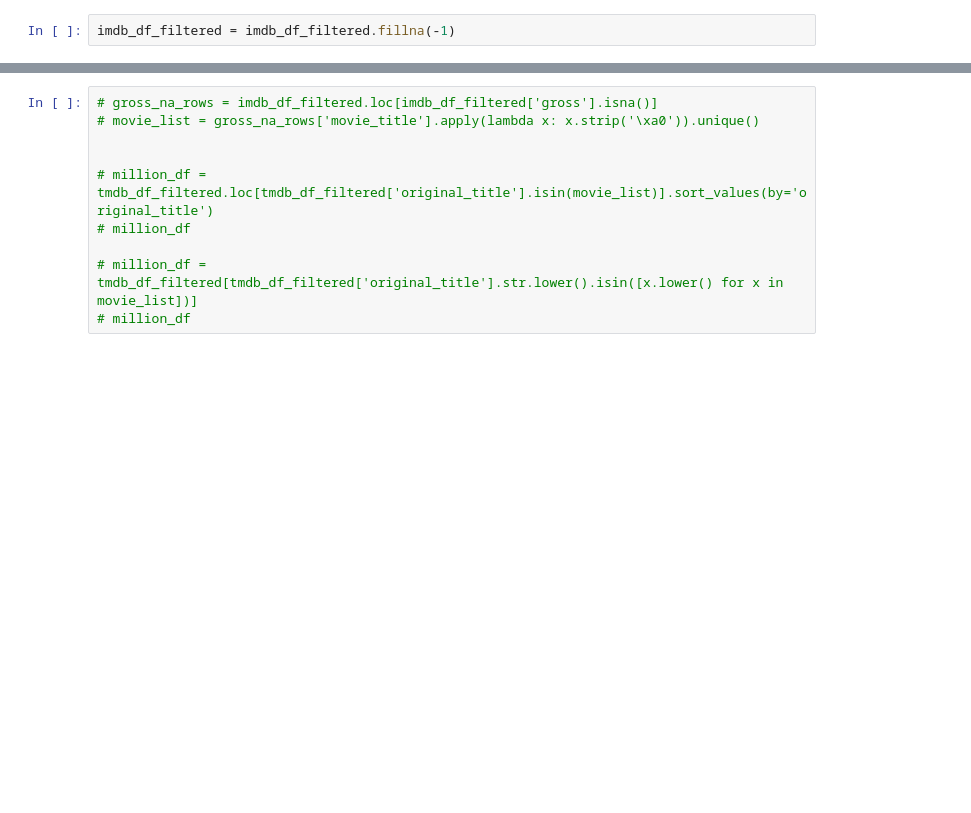
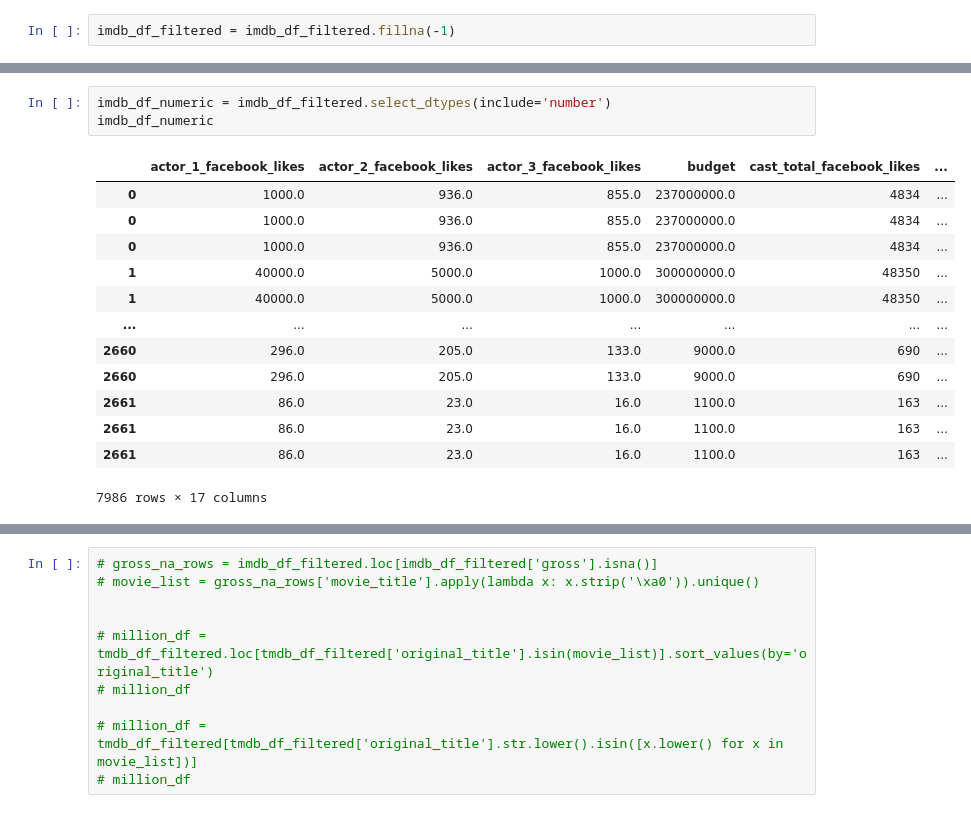
Before and after one commit to 36kp/module-16-project, a Jupyter notebook: src/imdb_analysis.ipynb, the cells around one changed output, grey strips where cells are left out. Drawn from its saved outputs; the diff is of its cells as text; blank space fills up the shorter version.

```diff
--- a/src/imdb_analysis.ipynb
+++ b/src/imdb_analysis.ipynb
@@ -34,3 +249,20 @@ imdb_df_filtered.isna().sum()
+# %%
+imdb_df_numeric = imdb_df_filtered.select_dtypes(include='number')
+imdb_df_numeric
+# %% [output]
+|  | actor_1_facebook_likes | actor_2_facebook_likes | actor_3_facebook_likes | budget | cast_total_facebook_likes | ... |
+| 0 | 1000.0 | 936.0 | 855.0 | 237000000.0 | 4834 | ... |
+| 0 | 1000.0 | 936.0 | 855.0 | 237000000.0 | 4834 | ... |
+| 0 | 1000.0 | 936.0 | 855.0 | 237000000.0 | 4834 | ... |
+| 1 | 40000.0 | 5000.0 | 1000.0 | 300000000.0 | 48350 | ... |
+| 1 | 40000.0 | 5000.0 | 1000.0 | 300000000.0 | 48350 | ... |
+| ... | ... | ... | ... | ... | ... | ... |
+| 2660 | 296.0 | 205.0 | 133.0 | 9000.0 | 690 | ... |
+| 2660 | 296.0 | 205.0 | 133.0 | 9000.0 | 690 | ... |
+| 2661 | 86.0 | 23.0 | 16.0 | 1100.0 | 163 | ... |
+| 2661 | 86.0 | 23.0 | 16.0 | 1100.0 | 163 | ... |
+| 2661 | 86.0 | 23.0 | 16.0 | 1100.0 | 163 | ... |
+7986 rows × 17 columns
 # %%
 # Create a figure with two subplots
 fig, (ax1, ax2) = plt.subplots(1, 2, figsize=(12, 7))
```
Also changed, not shown: parts of 31 cells of this notebook.
